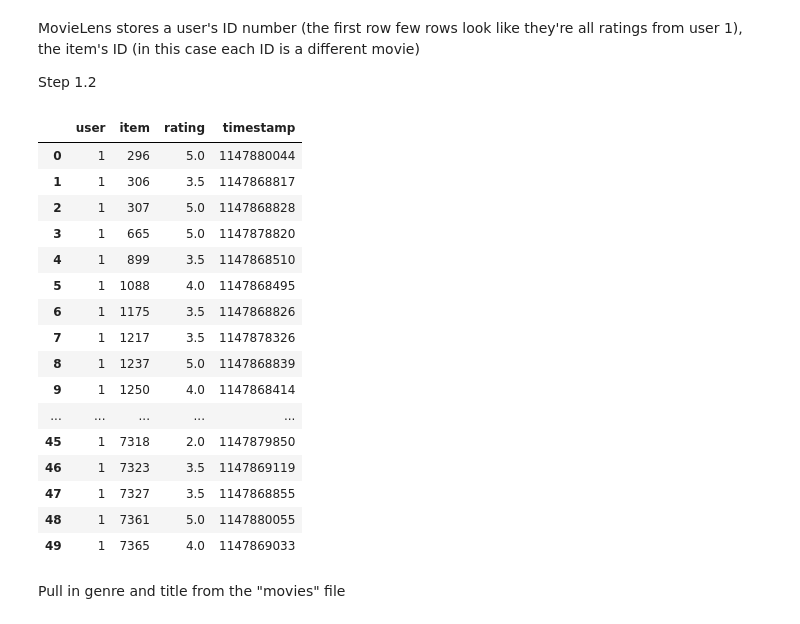
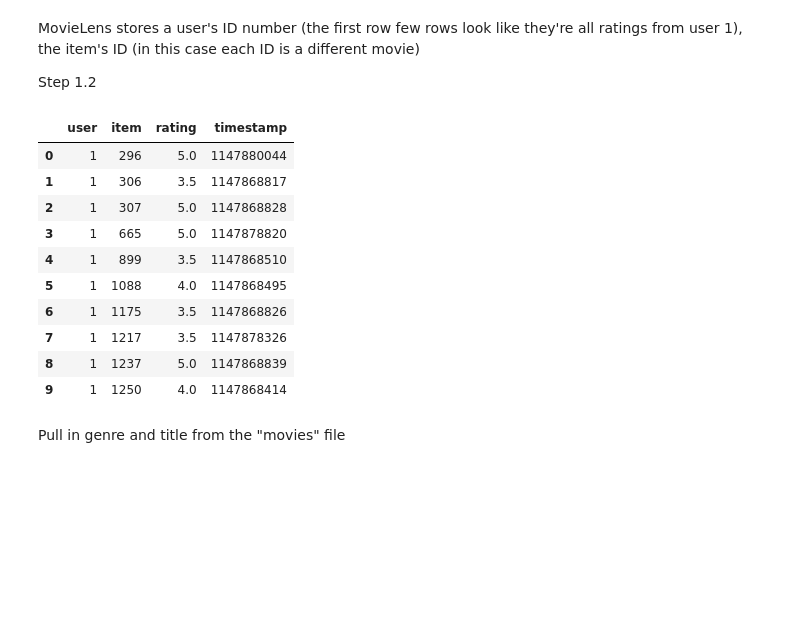
Before and after one commit to adamcodes716/movie-recommenders, a Jupyter notebook: MovieRecommender - Collaborative.ipynb, the cells around one changed output. Cells and saved outputs as stored; diff of their text form; code cells hidden in the pictures; blank space fills up the shorter version.

```diff
--- a/MovieRecommender - Collaborative.ipynb
+++ b/MovieRecommender - Collaborative.ipynb
@@ -25,26 +48,20 @@ MovieLens stores a user's ID number (the first row few rows look like they're al
 
 Step 1.2
 # %%
-rows_to_show = 50   # <-- Change this number to get back more or less recommendations
+rows_to_show = 10   # <-- Change this number to get back more or less recommendations
 data.ratings.head(rows_to_show)  # <-- Try changing "ratings" to "movies", "tags", or "links" to see the kinds of data that's stored in the other MovieLens files
 # %% [output]
 |  | user | item | rating | timestamp |
 | 0 | 1 | 296 | 5.0 | 1147880044 |
 | 1 | 1 | 306 | 3.5 | 1147868817 |
 | 2 | 1 | 307 | 5.0 | 1147868828 |
 | 3 | 1 | 665 | 5.0 | 1147878820 |
 | 4 | 1 | 899 | 3.5 | 1147868510 |
 | 5 | 1 | 1088 | 4.0 | 1147868495 |
 | 6 | 1 | 1175 | 3.5 | 1147868826 |
 | 7 | 1 | 1217 | 3.5 | 1147878326 |
 | 8 | 1 | 1237 | 5.0 | 1147868839 |
 | 9 | 1 | 1250 | 4.0 | 1147868414 |
-| ... | ... | ... | ... | ... |
-| 45 | 1 | 7318 | 2.0 | 1147879850 |
-| 46 | 1 | 7323 | 3.5 | 1147869119 |
-| 47 | 1 | 7327 | 3.5 | 1147868855 |
-| 48 | 1 | 7361 | 5.0 | 1147880055 |
-| 49 | 1 | 7365 | 4.0 | 1147869033 |
 # %% [markdown]
 Pull in genre and title from the "movies" file
 # %%
```
Also changed, not shown: parts of 7 cells of this notebook, 3 other files.
